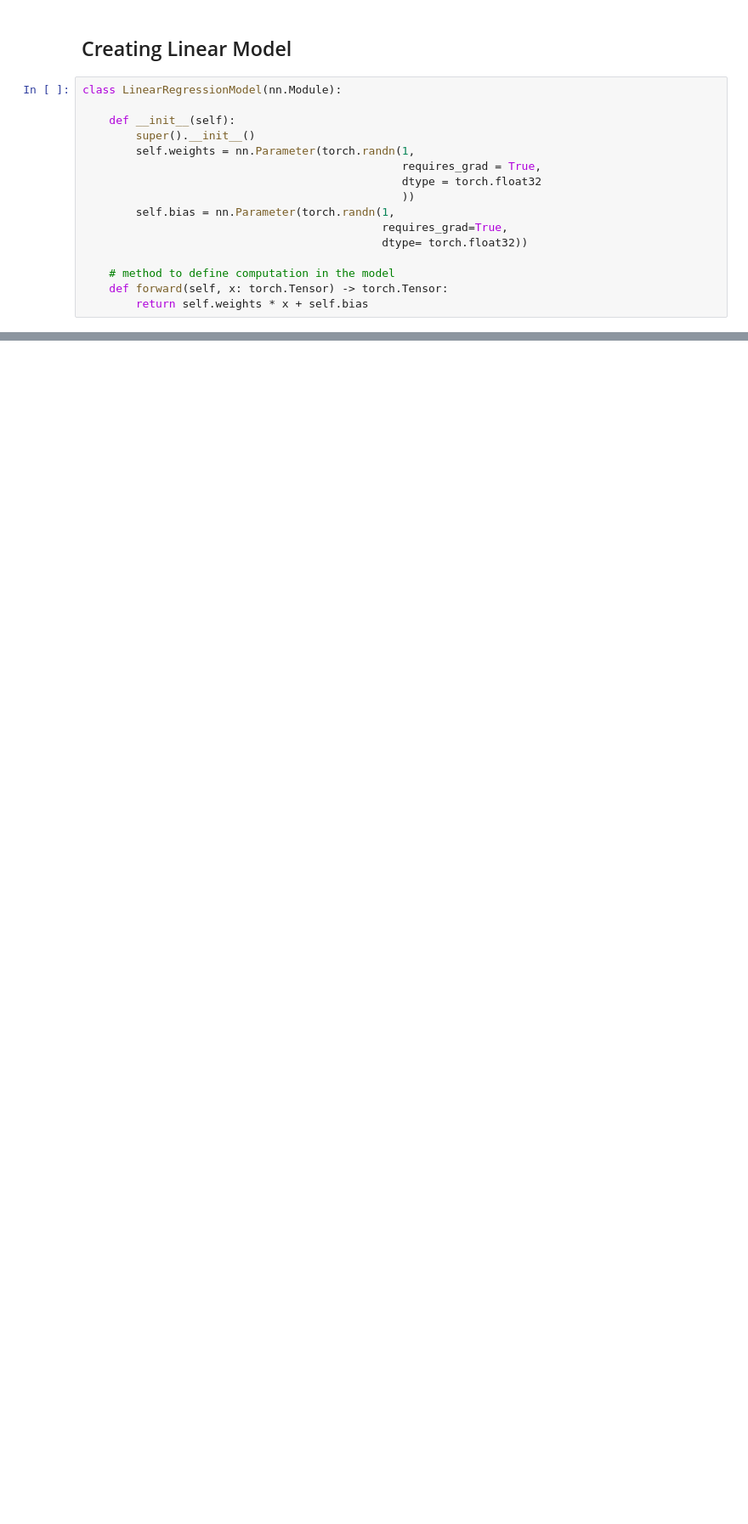
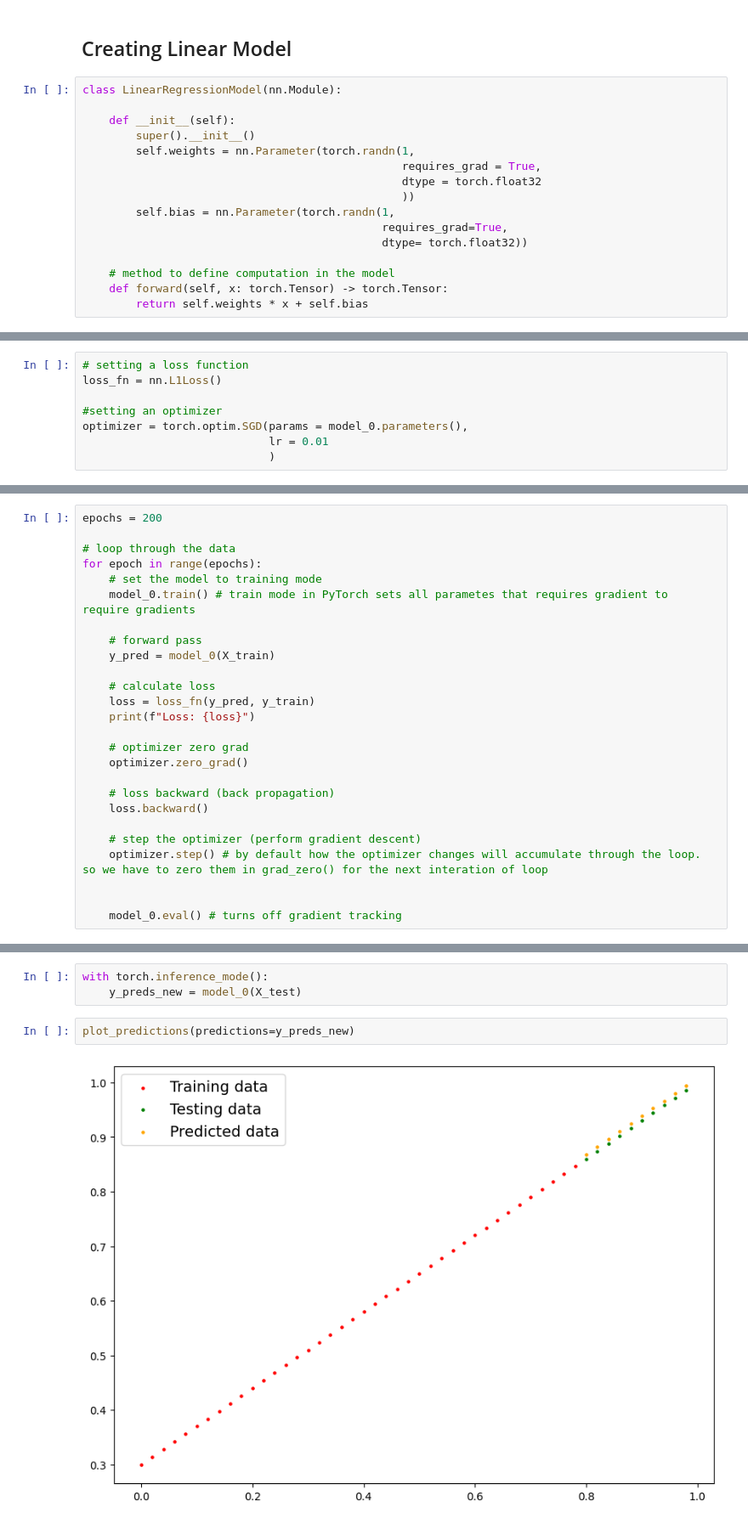
Before and after one commit to niranjanblank/PyTorchLearning, a Jupyter notebook: PyTorchWorkflow.ipynb, the cells around one changed output, grey strips where cells are left out. Shown: that part at 85% size. Saved outputs shown, nothing was run; the diff lists cells and outputs as text; blank space fills up the shorter version.

Commit message:
Training loop added

```diff
--- a/PyTorchWorkflow.ipynb
+++ b/PyTorchWorkflow.ipynb
@@ -99,0 +152,8 @@ class LinearRegressionModel(nn.Module):
+# %%
+# setting a loss function
+loss_fn = nn.L1Loss()
+
+#setting an optimizer
+optimizer = torch.optim.SGD(params = model_0.parameters(),
+                            lr = 0.01
+                            )
@@ -99,0 +168,26 @@ class LinearRegressionModel(nn.Module):
+# %%
+epochs = 200
+
+# loop through the data
+for epoch in range(epochs):
+    # set the model to training mode
+    model_0.train() # train mode in PyTorch sets all parametes that requires gradient to require gradients
+
+    # forward pass
+    y_pred = model_0(X_train)
+
+    # calculate loss
+    loss = loss_fn(y_pred, y_train)
+    print(f"Loss: {loss}")
+
+    # optimizer zero grad
+    optimizer.zero_grad()
+
+    # loss backward (back propagation)
+    loss.backward()
+
+    # step the optimizer (perform gradient descent)
+    optimizer.step() # by default how the optimizer changes will accumulate through the loop. so we have to zero them in grad_zero() for the next interation of loop
+
+
+    model_0.eval() # turns off gradient tracking
@@ -99,0 +216,7 @@ class LinearRegressionModel(nn.Module):
+# %%
+with torch.inference_mode():
+    y_preds_new = model_0(X_test)
+# %%
+plot_predictions(predictions=y_preds_new)
+# %% [output]
+[figure, added]
```
Also changed, not shown: parts of 13 cells of this notebook.
